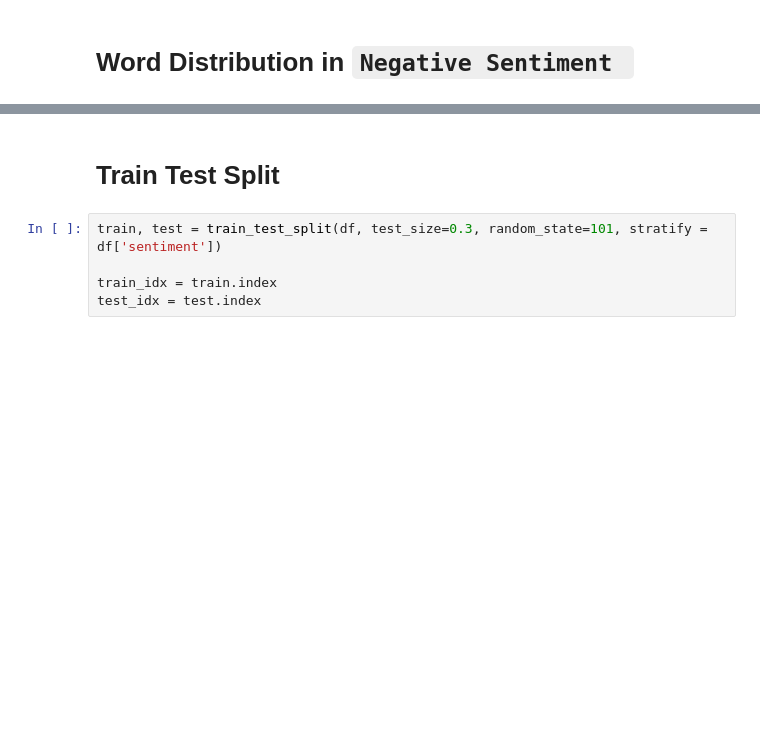
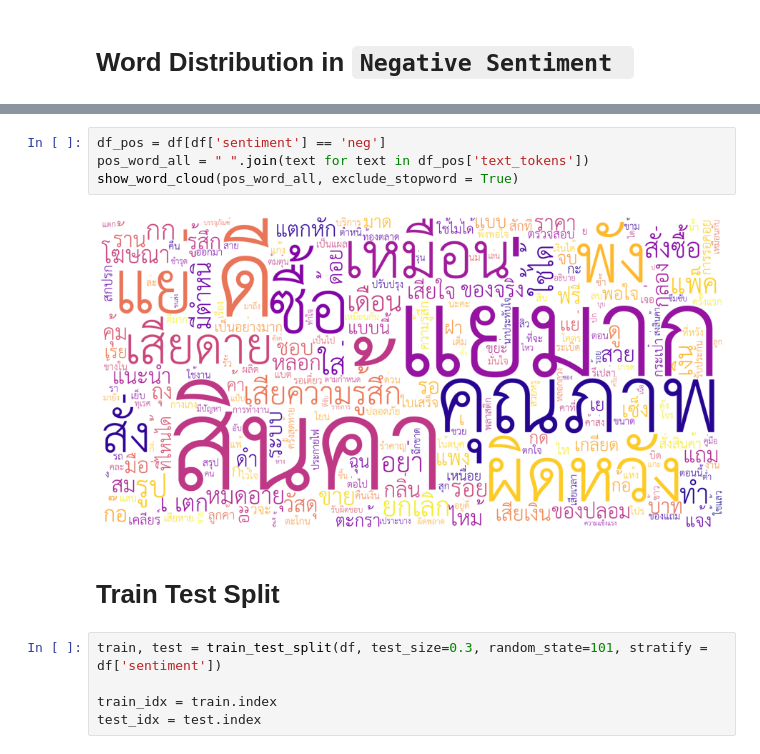
Before and after one commit to perlestot/Natural-Language-Processing, a Jupyter notebook: Sentiment Analysis/Thai Language/Thai Sentiment Analysis.ipynb, the cells around one changed output, grey strips where cells are left out. Drawn from its saved outputs; the diff is of its cells as text; blank space fills up the shorter version.

```diff
--- a/Sentiment Analysis/Thai Language/Thai Sentiment Analysis.ipynb
+++ b/Sentiment Analysis/Thai Language/Thai Sentiment Analysis.ipynb
@@ -142,3 +142,9 @@ show_word_cloud(pos_word_all, exclude_stopword = True)
+# %%
+df_pos = df[df['sentiment'] == 'neg']
+pos_word_all = " ".join(text for text in df_pos['text_tokens'])
+show_word_cloud(pos_word_all, exclude_stopword = True)
+# %% [output]
+[figure, added]
 # %% [markdown]
 # Train Test Split
 # %%
```
Also changed, not shown: parts of 11 cells of this notebook.
